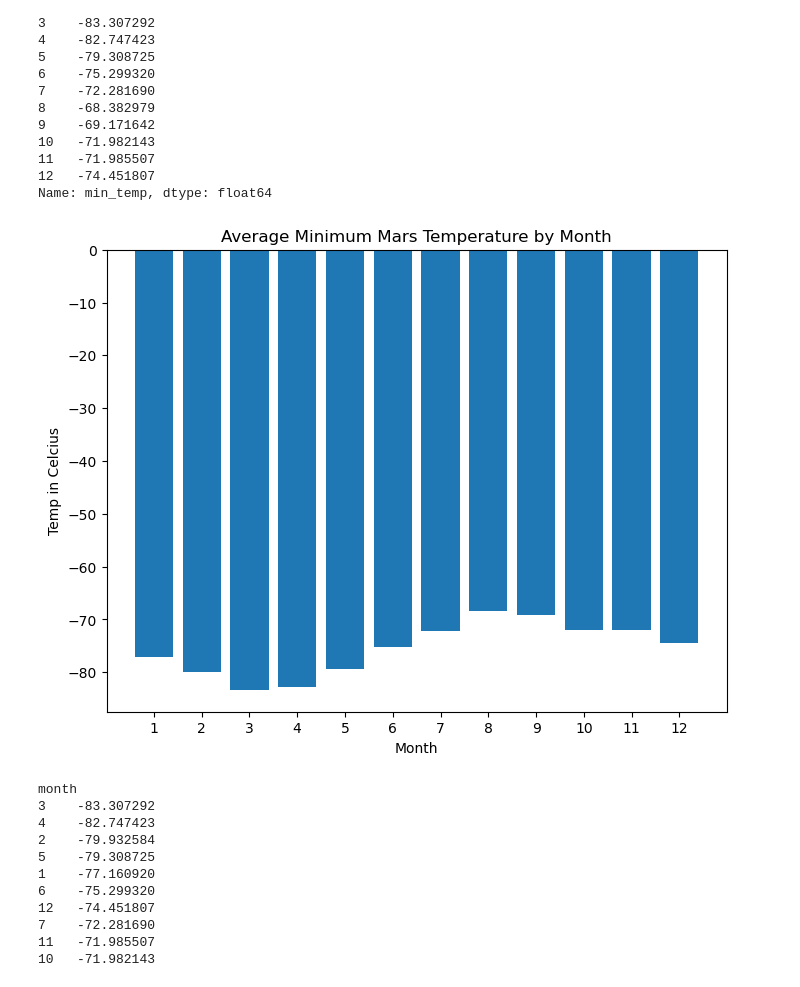
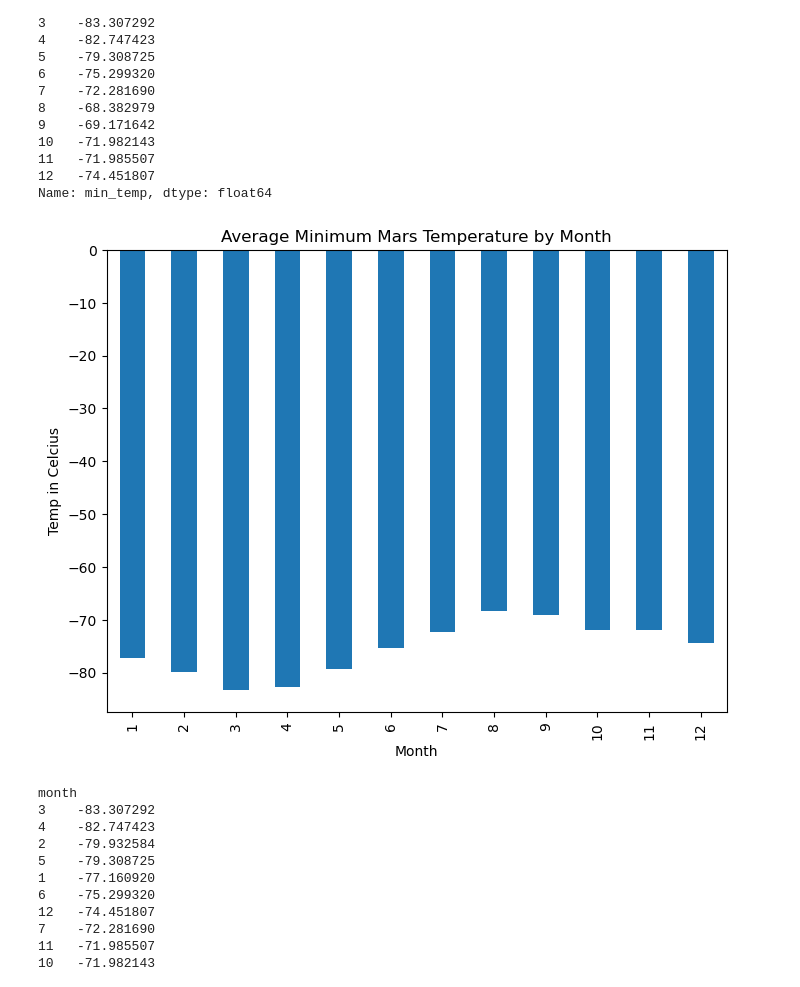
Before and after one commit to azbennett/week_11_mars_data, a Jupyter notebook: part_2_mars_weather.ipynb, the cells around one changed output. Drawn from its saved outputs; the diff is of its cells as text; code cells hidden in the pictures.

```diff
--- a/part_2_mars_weather.ipynb
+++ b/part_2_mars_weather.ipynb
@@ -185,23 +173,20 @@ Name: min_temp, dtype: float64
 # %%
 # Plot the average temperature by month
 
 plt.figure(figsize=(8, 6))
 
-#set values for x/y
-plt.bar(avg_min_temp_mars.index, avg_min_temp_mars)
-
-#add the 1 through 12
-plt.xticks(range(1, 13), avg_min_temp_mars.index)
+#plot out the average min temps - sorted by month
+avg_min_temp_mars.plot(kind='bar')
 
 #labels and title
 plt.xlabel('Month')
 plt.ylabel('Temp in Celcius')
 plt.title('Average Minimum Mars Temperature by Month')
 
 #plot
 plt.show()
 # %% [output]
-[figure, old version]
+[figure, new version]
 # %%
 sorted_temp = avg_min_temp_mars.sort_values()
 sorted_temp
```
Also changed, not shown: parts of 10 cells of this notebook, 1 other file.
